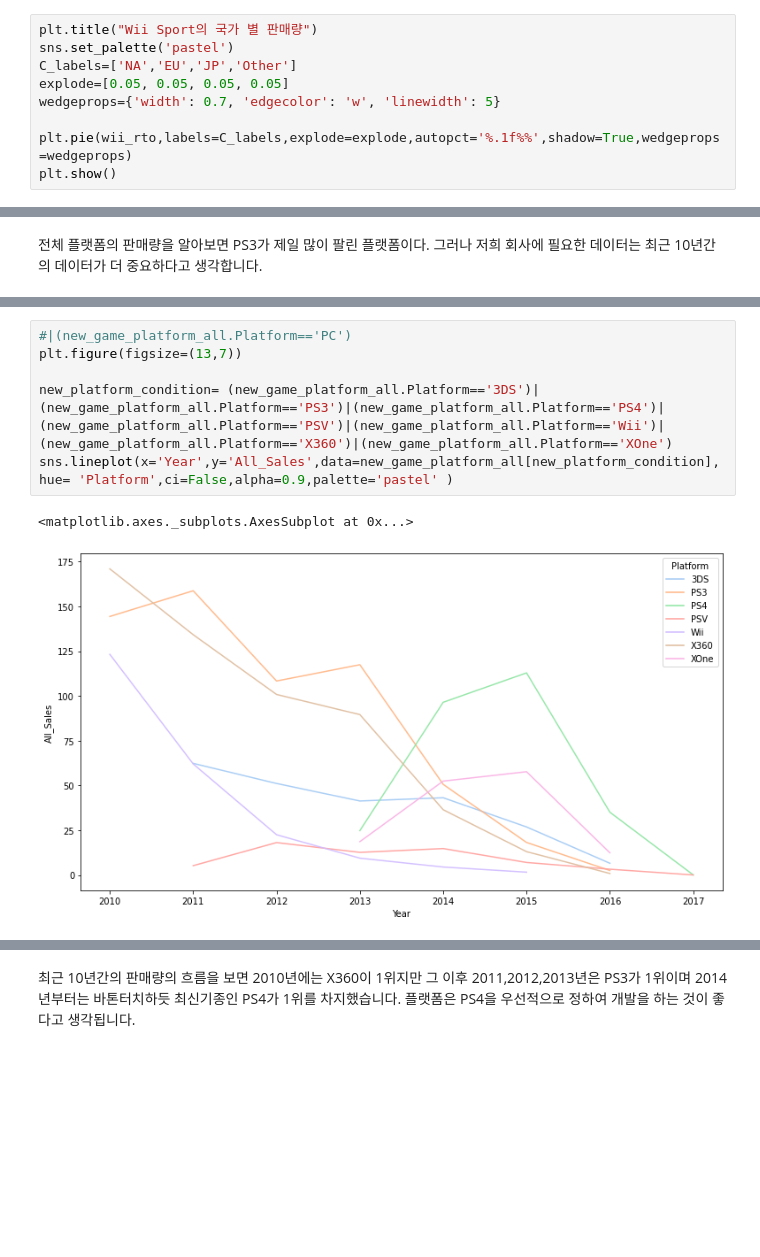
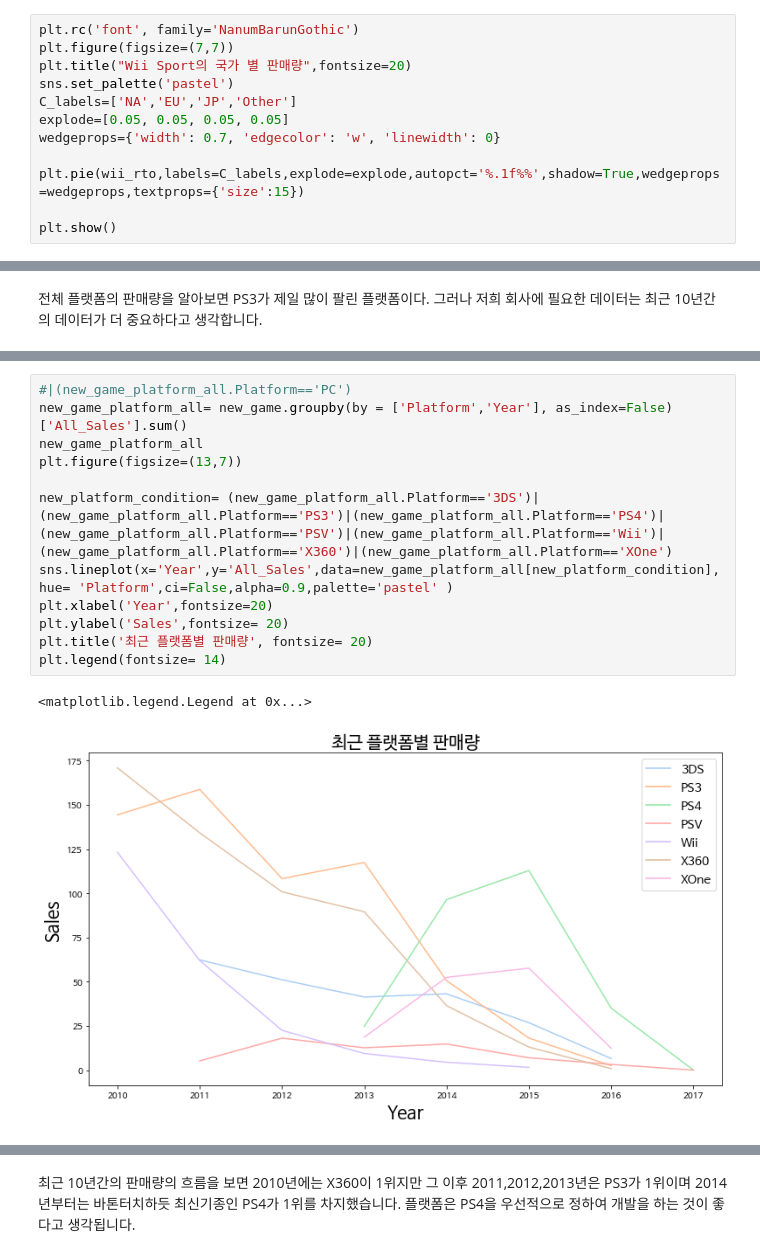
Before and after one commit to okok7272/CodeStatesProject, a Jupyter notebook: Section1/Project1_game_trends.ipynb, the cells around one changed output, grey strips where cells are left out. Saved outputs shown, nothing was run; the diff lists cells and outputs as text; blank space fills up the shorter version.

```diff
--- a/Section1/Project1_game_trends.ipynb
+++ b/Section1/Project1_game_trends.ipynb
@@ -995,12 +1086,15 @@ wii_rto
  dtype: float64, 2908    10.224801
  dtype: float64]
 # %%
-plt.title("Wii Sport의 국가 별 판매량")
+plt.rc('font', family='NanumBarunGothic')
+plt.figure(figsize=(7,7))
+plt.title("Wii Sport의 국가 별 판매량",fontsize=20)
 sns.set_palette('pastel')
 C_labels=['NA','EU','JP','Other']
 explode=[0.05, 0.05, 0.05, 0.05]
-wedgeprops={'width': 0.7, 'edgecolor': 'w', 'linewidth': 5}
+wedgeprops={'width': 0.7, 'edgecolor': 'w', 'linewidth': 0}
 
-plt.pie(wii_rto,labels=C_labels,explode=explode,autopct='%.1f%%',shadow=True,wedgeprops=wedgeprops)
+plt.pie(wii_rto,labels=C_labels,explode=explode,autopct='%.1f%%',shadow=True,wedgeprops=wedgeprops,textprops={'size':15})
+
 plt.show()
 # %% [output]
@@ -1052,9 +1158,15 @@ new_game_platform_all
 # %%
 #|(new_game_platform_all.Platform=='PC')
+new_game_platform_all= new_game.groupby(by = ['Platform','Year'], as_index=False)['All_Sales'].sum()
+new_game_platform_all
 plt.figure(figsize=(13,7))
 
 new_platform_condition= (new_game_platform_all.Platform=='3DS')|(new_game_platform_all.Platform=='PS3')|(new_game_platform_all.Platform=='PS4')|(new_game_platform_all.Platform=='PSV')|(new_game_platform_all.Platform=='Wii')|(new_game_platform_all.Platform=='X360')|(new_game_platform_all.Platform=='XOne')
 sns.lineplot(x='Year',y='All_Sales',data=new_game_platform_all[new_platform_condition],hue= 'Platform',ci=False,alpha=0.9,palette='pastel' )
+plt.xlabel('Year',fontsize=20)
+plt.ylabel('Sales',fontsize= 20)
+plt.title('최근 플랫폼별 판매량', fontsize= 20)
+plt.legend(fontsize= 14)
 # %% [output]
-<matplotlib.axes._subplots.AxesSubplot at 0x...>
+<matplotlib.legend.Legend at 0x...>
-[figure, old version]
+[figure, new version]
```
Also changed, not shown: parts of 26 cells of this notebook.
